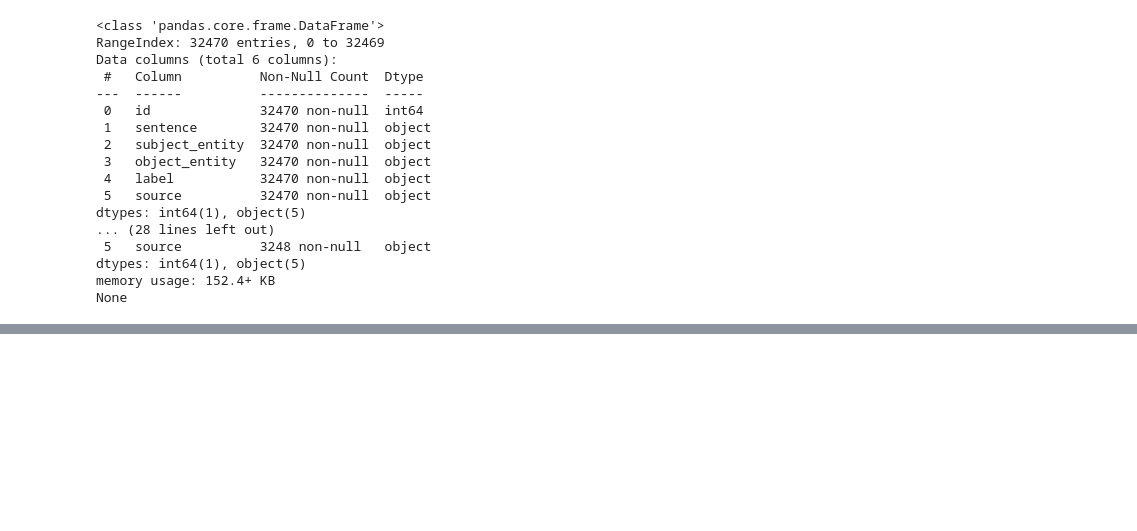
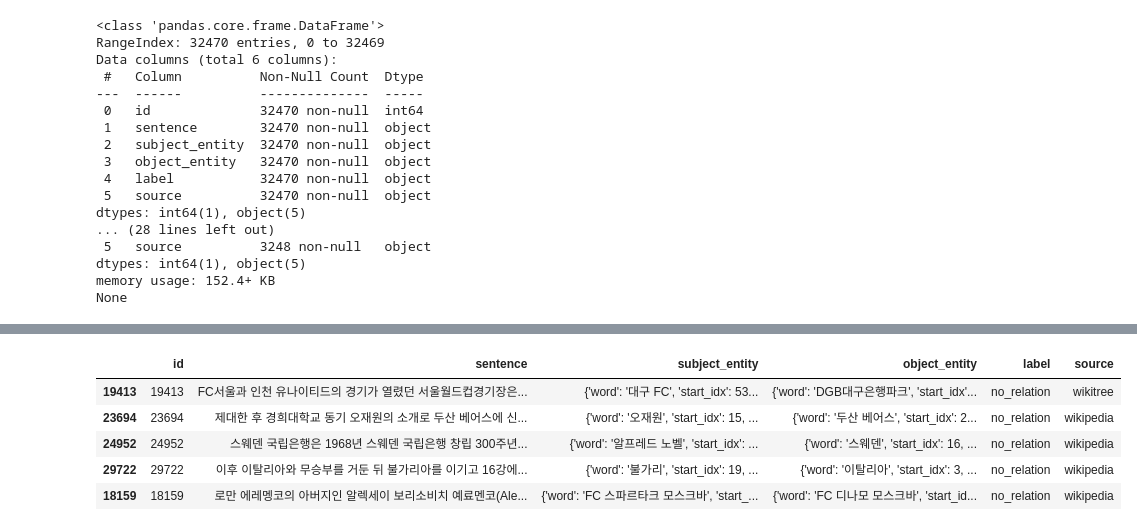
Before and after one commit to boostcampaitech5/level2_klue-nlp-09, a Jupyter notebook: eda/LJS.ipynb, the cells around one changed output, grey strips where cells are left out. Saved outputs shown, nothing was run; the diff lists cells and outputs as text; code cells hidden in the pictures; blank space fills up the shorter version.

```diff
--- a/eda/LJS.ipynb
+++ b/eda/LJS.ipynb
@@ -519,0 +574,9 @@ for i in dev_data["id"].tolist():
+# %%
+dev_data.head()
+# %% [output]
+|  | id | sentence | subject_entity | object_entity | label | source |
+| 19413 | 19413 | FC서울과 인천 유나이티드의 경기가 열렸던 서울월드컵경기장은... | {'word': '대구 FC', 'start_idx': 53... | {'word': 'DGB대구은행파크', 'start_idx'... | no_relation | wikitree |
+| 23694 | 23694 | 제대한 후 경희대학교 동기 오재원의 소개로 두산 베어스에 신... | {'word': '오재원', 'start_idx': 15, ... | {'word': '두산 베어스', 'start_idx': 2... | no_relation | wikipedia |
+| 24952 | 24952 | 스웨덴 국립은행은 1968년 스웨덴 국립은행 창립 300주년... | {'word': '알프레드 노벨', 'start_idx': ... | {'word': '스웨덴', 'start_idx': 16, ... | no_relation | wikipedia |
+| 29722 | 29722 | 이후 이탈리아와 무승부를 거둔 뒤 불가리아를 이기고 16강에... | {'word': '불가리', 'start_idx': 19, ... | {'word': '이탈리아', 'start_idx': 3, ... | no_relation | wikipedia |
+| 18159 | 18159 | 로만 에레멩코의 아버지인 알렉세이 보리소비치 예료멘코(Ale... | {'word': 'FC 스파르타크 모스크바', 'start_... | {'word': 'FC 디나모 모스크바', 'start_id... | no_relation | wikipedia |
```
Also changed, not shown: parts of 9 cells of this notebook.
